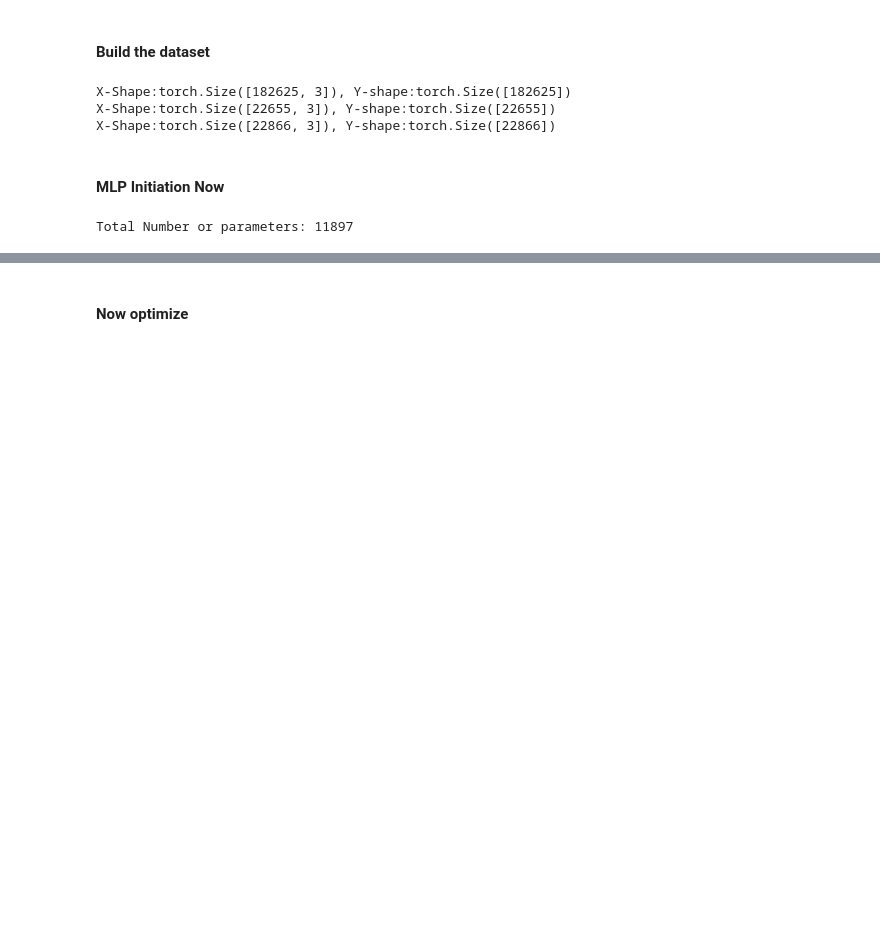
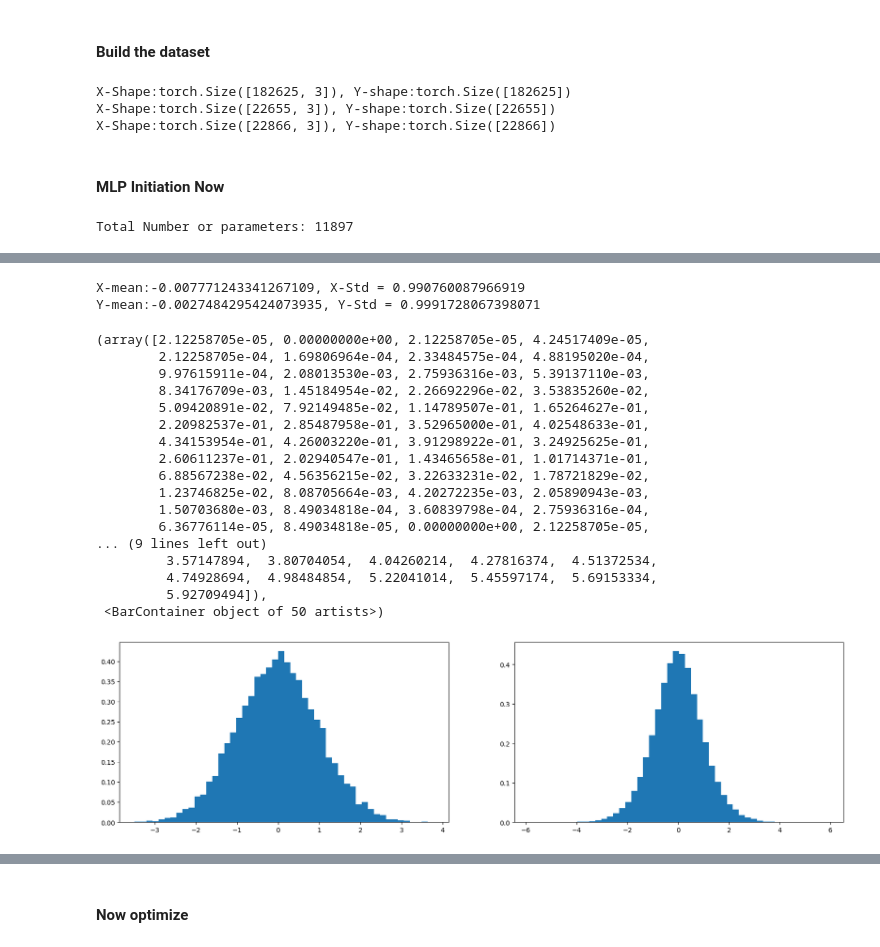
Before and after one commit to divyesh1099/andrejKarpathyLectureWork, a Jupyter notebook: makemore3yay.ipynb, the cells around one changed output, grey strips where cells are left out. Drawn from its saved outputs; the diff is of its cells as text; code cells hidden in the pictures; blank space fills up the shorter version.

```diff
--- a/makemore3yay.ipynb
+++ b/makemore3yay.ipynb
@@ -81,0 +241,33 @@ Total Number or parameters: 11897
+# %%
+# Implement weight initialization optimization to keep weights gaussian and SD and Var as ~1
+x = torch.randn(1000, 10)
+w=torch.randn(10, 200)/(10)**0.5
+y=x@w
+print(f'X-mean:{x.mean()}, X-Std = {x.std()}')
+print(f'Y-mean:{y.mean()}, Y-Std = {y.std()}')
+plt.figure(figsize=(20, 5))
+plt.subplot(121)
+plt.hist(x.view(-1).tolist(), 50, density=True)
+plt.subplot(122)
+plt.hist(y.view(-1).tolist(), 50, density=True)
+# %% [output]
+X-mean:-0.007771243341267109, X-Std = 0.990760087966919
+Y-mean:-0.0027484295424073935, Y-Std = 0.9991728067398071
+(array([2.12258705e-05, 0.00000000e+00, 2.12258705e-05, 4.24517409e-05,
+        2.12258705e-04, 1.69806964e-04, 2.33484575e-04, 4.88195020e-04,
+        9.97615911e-04, 2.08013530e-03, 2.75936316e-03, 5.39137110e-03,
+        8.34176709e-03, 1.45184954e-02, 2.26692296e-02, 3.53835260e-02,
+        5.09420891e-02, 7.92149485e-02, 1.14789507e-01, 1.65264627e-01,
+        2.20982537e-01, 2.85487958e-01, 3.52965000e-01, 4.02548633e-01,
+        4.34153954e-01, 4.26003220e-01, 3.91298922e-01, 3.24925625e-01,
+        2.60611237e-01, 2.02940547e-01, 1.43465658e-01, 1.01714371e-01,
+        6.88567238e-02, 4.56356215e-02, 3.22633231e-02, 1.78721829e-02,
+        1.23746825e-02, 8.08705664e-03, 4.20272235e-03, 2.05890943e-03,
+        1.50703680e-03, 8.49034818e-04, 3.60839798e-04, 2.75936316e-04,
+        6.36776114e-05, 8.49034818e-05, 0.00000000e+00, 2.12258705e-05,
+... (9 lines left out)
+         3.57147894,  3.80704054,  4.04260214,  4.27816374,  4.51372534,
+         4.74928694,  4.98484854,  5.22041014,  5.45597174,  5.69153334,
+         5.92709494]),
+ <BarContainer object of 50 artists>)
+[figure, added]
```
Also changed, not shown: parts of 37 cells of this notebook.
